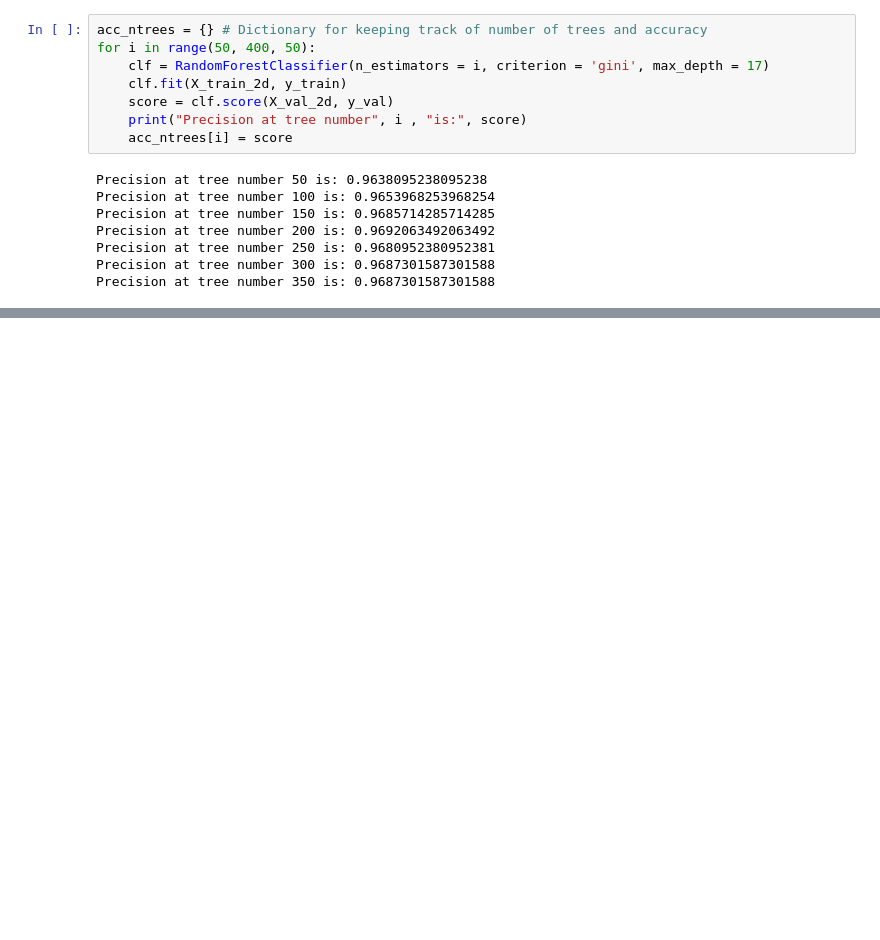
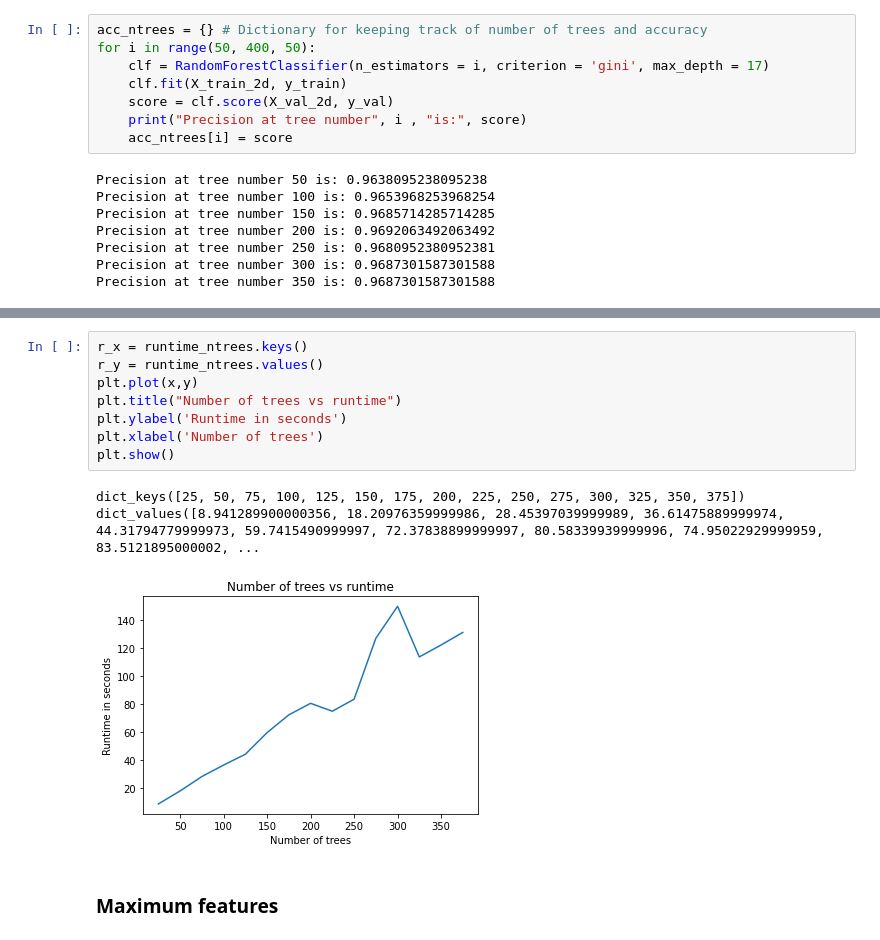
Before and after one commit to JohannaJo/INF264-project-3, a Jupyter notebook: Project 3.ipynb, the cells around one changed output, grey strips where cells are left out. Saved outputs shown, nothing was run; the diff lists cells and outputs as text; blank space fills up the shorter version.

```diff
--- a/Project 3.ipynb
+++ b/Project 3.ipynb
@@ -261,0 +308,14 @@ Accuracy difference between 100 and 150 trees: 0.002
+# %%
+r_x = runtime_ntrees.keys()
+r_y = runtime_ntrees.values()
+plt.plot(x,y)
+plt.title("Number of trees vs runtime")
+plt.ylabel('Runtime in seconds')
+plt.xlabel('Number of trees')
+plt.show()
+# %% [output]
+dict_keys([25, 50, 75, 100, 125, 150, 175, 200, 225, 250, 275, 300, 325, 350, 375])
+dict_values([8.941289900000356, 18.20976359999986, 28.45397039999989, 36.61475889999974, 44.31794779999973, 59.7415490999997, 72.37838899999997, 80.58339939999996, 74.95022929999959, 83.5121895000002, ...
+[figure, added]
+# %% [markdown]
+### Maximum features
```
Also changed, not shown: parts of 17 cells of this notebook.
